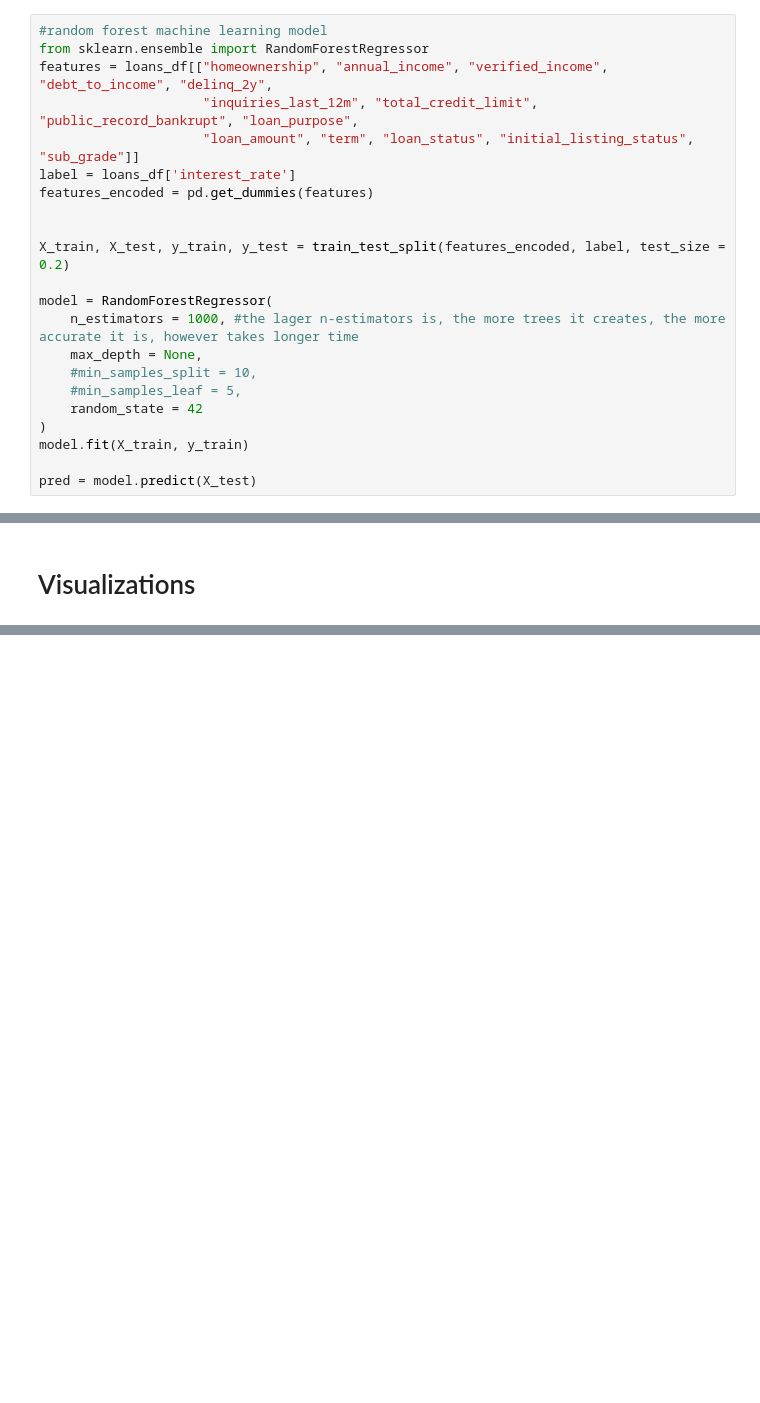
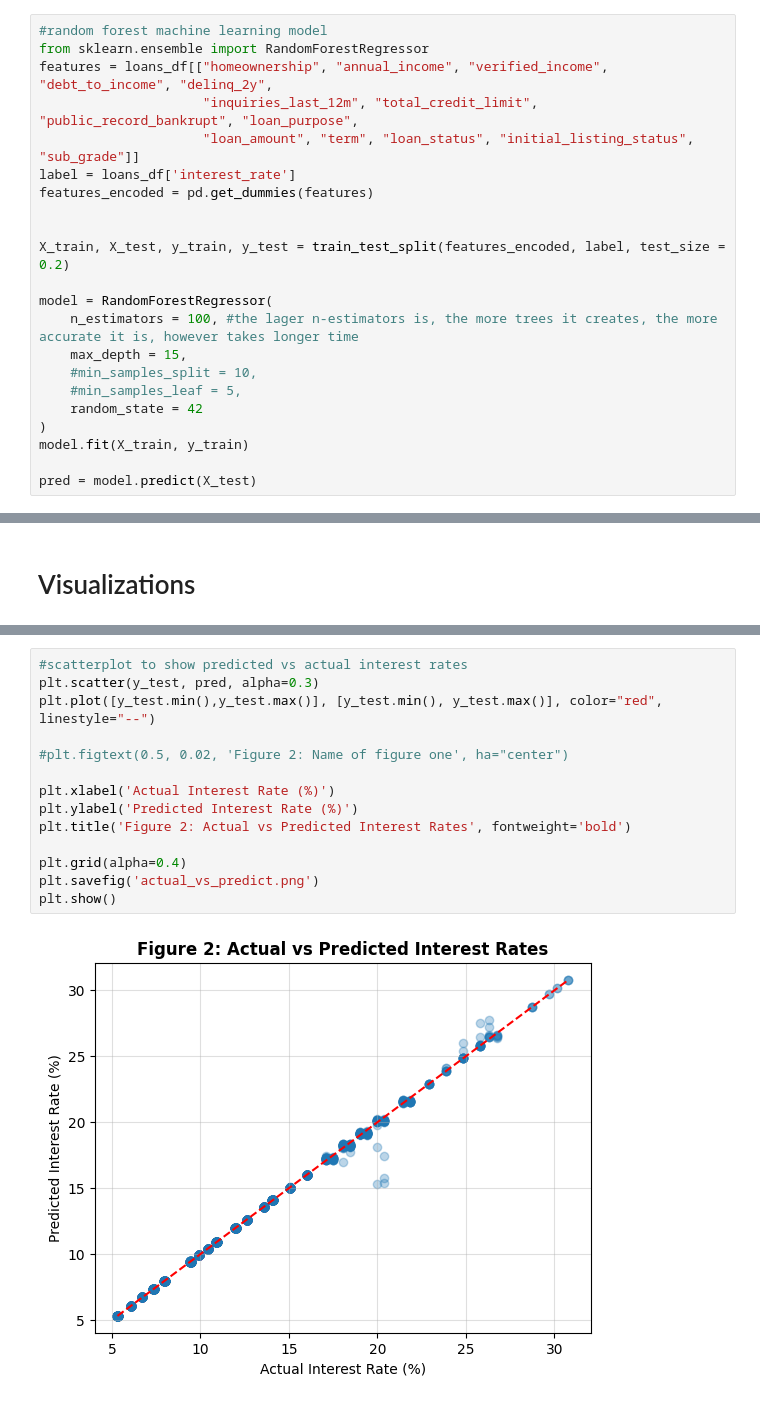
Before and after one commit to oliviaguo1234/lendingclub_loans, a Jupyter notebook: OliviaGuo_loans.ipynb, the cells around one changed output, grey strips where cells are left out. Saved outputs shown, nothing was run; the diff lists cells and outputs as text; blank space fills up the shorter version.

```diff
--- a/OliviaGuo_loans.ipynb
+++ b/OliviaGuo_loans.ipynb
@@ -1120,8 +1120,8 @@ features_encoded = pd.get_dummies(features)
 X_train, X_test, y_train, y_test = train_test_split(features_encoded, label, test_size = 0.2)
 
 model = RandomForestRegressor(
-    n_estimators = 1000, #the lager n-estimators is, the more trees it creates, the more accurate it is, however takes longer time
-    max_depth = None,
+    n_estimators = 100, #the lager n-estimators is, the more trees it creates, the more accurate it is, however takes longer time
+    max_depth = 15,
     #min_samples_split = 10,
     #min_samples_leaf = 5,
     random_state = 42
@@ -1168,0 +1194,16 @@ Testing Data R2: 0.9982252919962784
+# %%
+#scatterplot to show predicted vs actual interest rates
+plt.scatter(y_test, pred, alpha=0.3)
+plt.plot([y_test.min(),y_test.max()], [y_test.min(), y_test.max()], color="red", linestyle="--")
+
+#plt.figtext(0.5, 0.02, 'Figure 2: Name of figure one', ha="center")
+
+plt.xlabel('Actual Interest Rate (%)')
+plt.ylabel('Predicted Interest Rate (%)')
+plt.title('Figure 2: Actual vs Predicted Interest Rates', fontweight='bold')
+
+plt.grid(alpha=0.4)
+plt.savefig('actual_vs_predict.png')
+plt.show()
+# %% [output]
+[figure, added]
```
Also changed, not shown: parts of 6 cells of this notebook.
